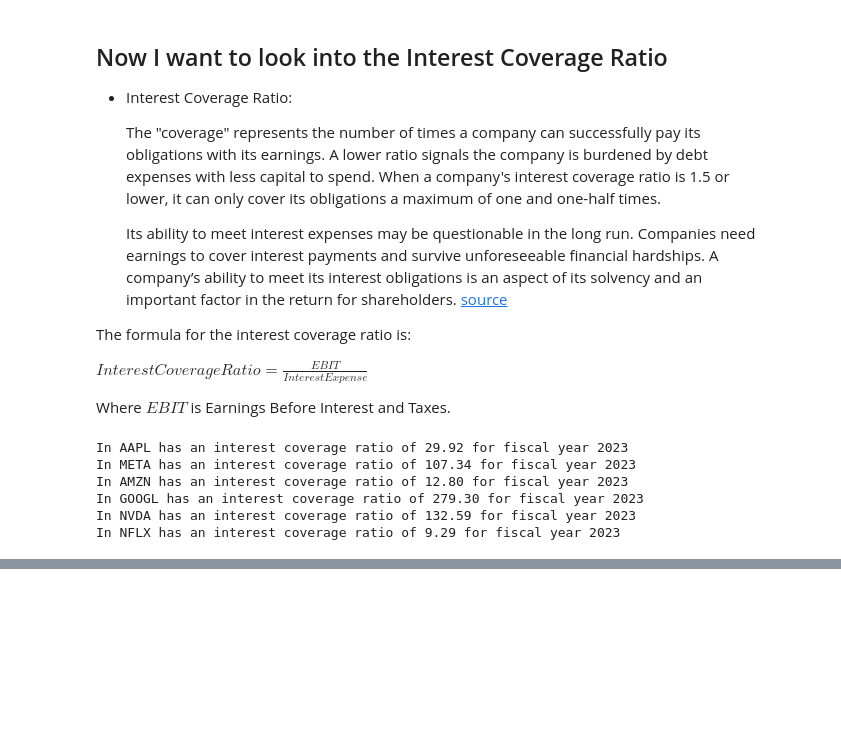
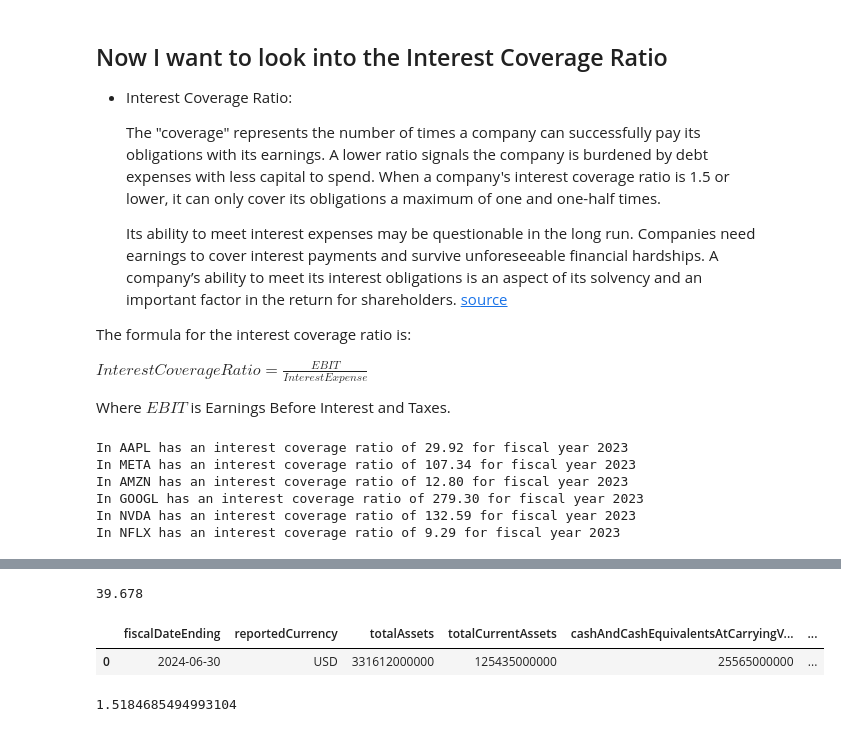
Before and after one commit to AstroWa3l/investment_strategies, a Jupyter notebook: financial_stability_screener.ipynb, the cells around one changed output, grey strips where cells are left out. Drawn from its saved outputs; the diff is of its cells as text; code cells hidden in the pictures; blank space fills up the shorter version.

```diff
--- a/financial_stability_screener.ipynb
+++ b/financial_stability_screener.ipynb
@@ -341,0 +381,24 @@ We are going to use python to screen for stocks that have these metrics in place
+# %%
+# get the "gross profit" column data for latest quarter (index 0)
+gross_profit = income_statement.loc[0, 'grossProfit']
+gross_profit
+
+int(gross_profit) / 1000000000
+# %% [output]
+39.678
+# %%
+balance_sheet.head(1)
+# %% [output]
+|  | fiscalDateEnding | reportedCurrency | totalAssets | totalCurrentAssets | cashAndCashEquivalentsAtCarryingV... | ... |
+| 0 | 2024-06-30 | USD | 331612000000 | 125435000000 | 25565000000 | ... |
+# %%
+# Let's make a function to calculate the debt to equity ratio but with the latest quarter data we got from alpha vantage
+
+def debt_to_equity_alpha_vantage(balance_sheet, quarter=0):
+    debt = int(balance_sheet.loc[quarter, 'shortLongTermDebtTotal'])
+    equity = int(balance_sheet.loc[quarter, 'totalShareholderEquity'])
+    return debt / equity
+
+debt_to_equity_alpha_vantage(balance_sheet)
+# %% [output]
+1.5184685494993104
```
Also changed, not shown: parts of 30 cells of this notebook, 12 other files.
